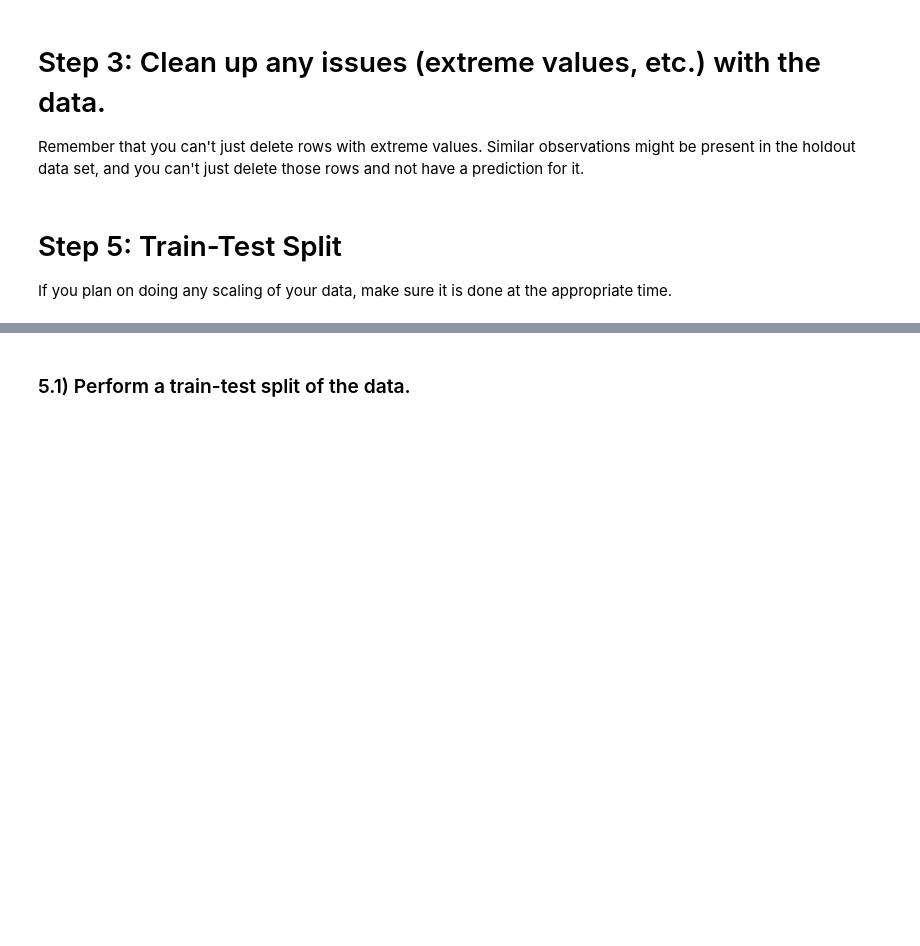
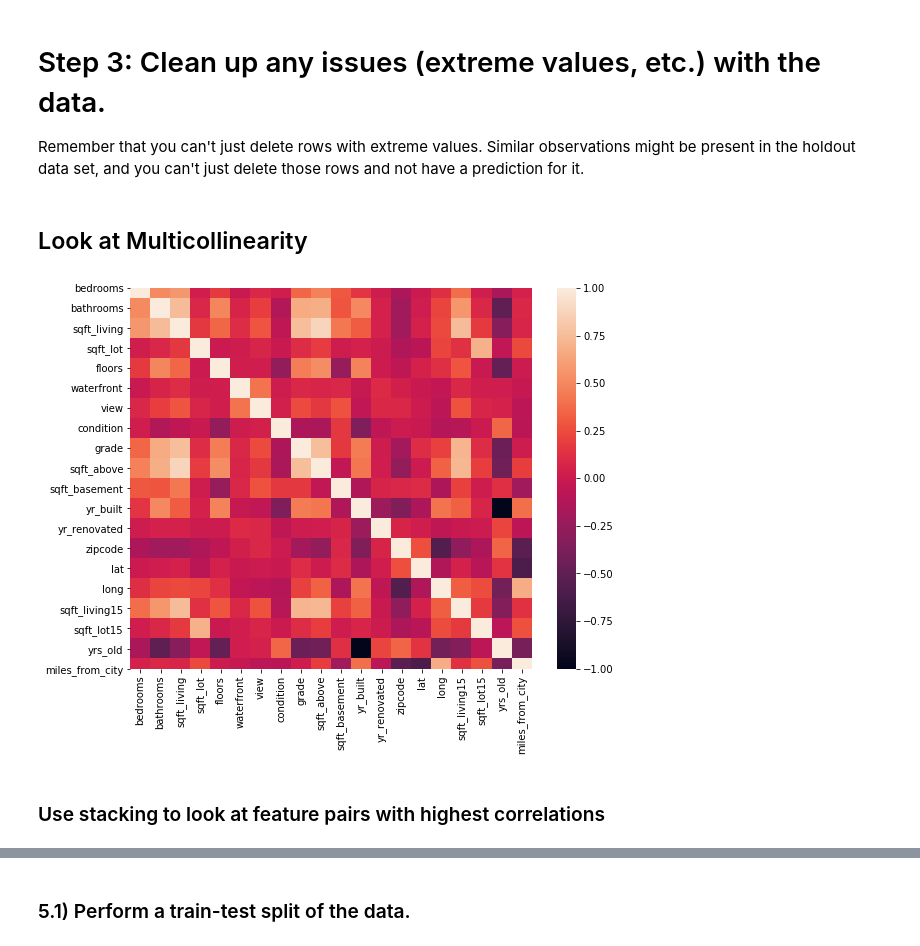
Before and after one commit to khyateed/predicting-housing-prices, a Jupyter notebook: eda.ipynb, the cells around one changed output, grey strips where cells are left out. Cells and saved outputs as stored; diff of their text form; code cells hidden in the pictures; blank space fills up the shorter version.

Commit message:
multicollinearity

```diff
--- a/eda.ipynb
+++ b/eda.ipynb
@@ -253,7 +281,12 @@ table.sort_values('PR(>F)').head(10)
 # Step 3: Clean up any issues (extreme values, etc.) with the data.
 
 Remember that you can't just delete rows with extreme values. Similar observations might be present in the holdout data set, and you can't just delete those rows and not have a prediction for it.
-# %% [markdown]
-# Step 5: Train-Test Split
-
-If you plan on doing any scaling of your data, make sure it is done at the appropriate time.
+# %% [markdown]
+## Look at Multicollinearity
+# %%
+plt.figure(figsize=[9,7]);
+sns.heatmap(df.iloc[:,4:].corr());
+# %% [output]
+[figure, added]
+# %% [markdown]
+### Use stacking to look at feature pairs with highest correlations
```
Also changed, not shown: parts of 19 cells of this notebook.
